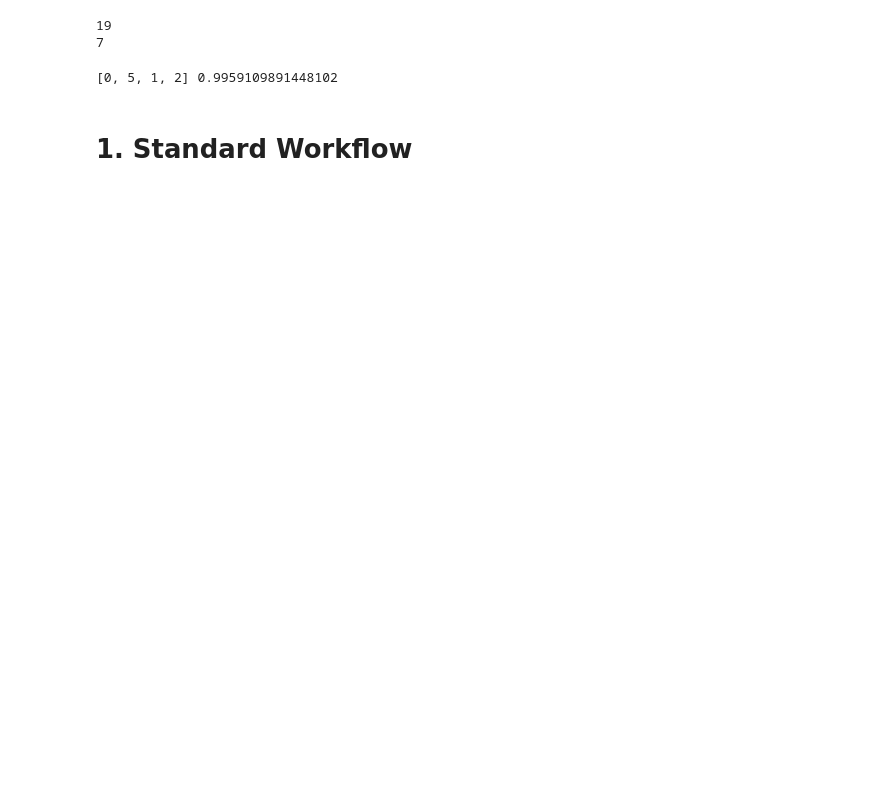
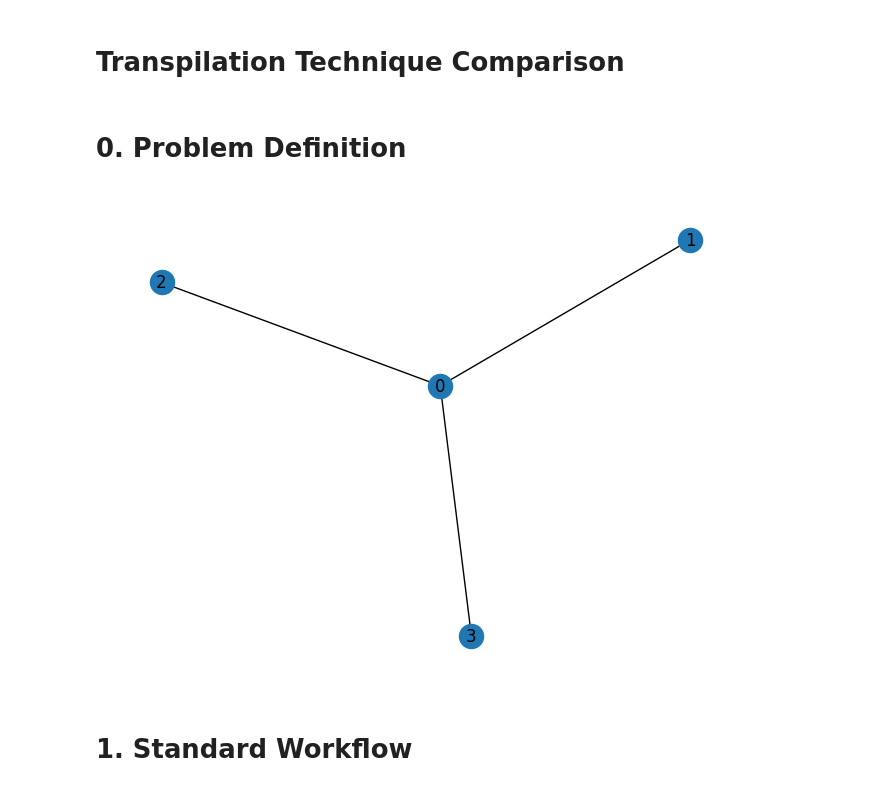
Before and after one commit to qiskit-community/qopt-best-practices, a Jupyter notebook: how_tos/old_vs_new_transpilation.ipynb, the cells around one changed output. Saved outputs shown, nothing was run; the diff lists cells and outputs as text; code cells hidden in the pictures; blank space fills up the shorter version.

```diff
--- a/how_tos/old_vs_new_transpilation.ipynb
+++ b/how_tos/old_vs_new_transpilation.ipynb
@@ -1,3 +0,0 @@
-# %%
-from networkx import barabasi_albert_graph, draw
-graph = barabasi_albert_graph(n=4, m=3, seed=42)
@@ -25,18 +1,2 @@ qaoa_layers = 1
-# %%
-from qiskit.providers.fake_provider import GenericBackendV2
-from qiskit.transpiler import CouplingMap
-
-cmap = CouplingMap.from_heavy_hex(distance=3)
-print(cmap.size())
-backend = GenericBackendV2(num_qubits = 4, basis_gates = ["x", "sx", "cz", "id", "rz"], seed=0)
-print(backend.num_qubits)
-# %% [output]
-19
-7
-# %%
-from qopt_best_practices.qubit_selection import BackendEvaluator
-path_finder = BackendEvaluator(backend)
-path, fidelity, num_subsets = path_finder.evaluate(num_qubits)
-print(path, fidelity)
-# %% [output]
-[0, 5, 1, 2] 0.9959109891448102
+# %% [markdown]
+# Transpilation Technique Comparison
@@ -42,0 +36,25 @@ print(path, fidelity)
+# %%
+def get_problem_qopt(n=4, m=3):
+    graph = barabasi_albert_graph(n=n, m=3, seed=42)
+    local_correlators = build_max_cut_paulis(graph)
+    cost_operator = SparsePauliOp.from_list(local_correlators)
+    cost_layer = get_cost_layer(cost_operator)
+    return cost_operator, cost_layer, graph
+
+def get_problem_maxcut(n=4, elist = [(0, 1, 1.0), (0, 2, 1.0), (1, 2, 1.0), (2, 3, 1.0)]):
+    graph = nx.Graph()
+    graph.add_nodes_from(np.arange(0, n, 1))
+    # tuple is (i,j,weight) where (i,j) is the edge
+    graph.add_weighted_edges_from(elist)
+    max_cut = Maxcut(graph)
+    qubo = max_cut.to_quadratic_program()
+    cost_operator, offset = qubo.to_ising()
+    cost_layer = get_cost_layer(cost_operator)
+    return cost_operator, cost_layer, graph
+
+def backend_and_layout_a(cost_layer):
+    backend = GenericBackendV2(num_qubits = cost_layer.num_qubits, basis_gates = ["x", "sx", "cz", "id", "rz"], seed=0)
+    path_finder = BackendEvaluator(backend)
+    path, fidelity, num_subsets = path_finder.evaluate(cost_layer.num_qubits)
+    initial_layout = Layout.from_intlist(path, cost_layer.qregs[0])
+    return backend, initial_layout
@@ -43,2 +67,10 @@ print(path, fidelity)
+# %% [markdown]
+# 0. Problem Definition
+# %%
+hamiltonian, cost_layer, graph = get_problem_qopt()
+backend, initial_layout = backend_and_layout_a(cost_layer)
+draw(graph, with_labels=True)
+# %% [output]
+[figure, added]
 # %% [markdown]
 # 1. Standard Workflow
```
Also changed, not shown: parts of 91 cells of this notebook.
